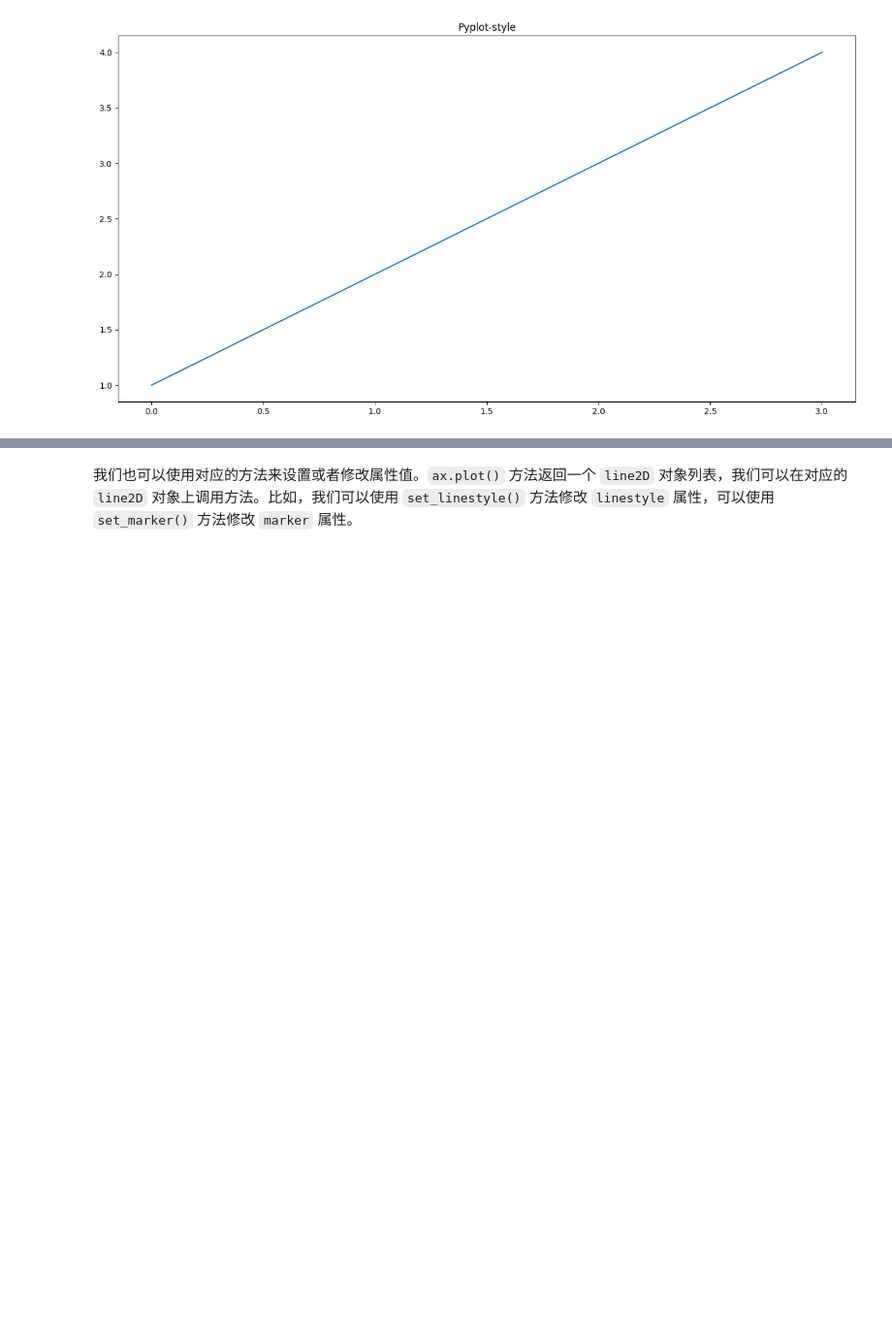
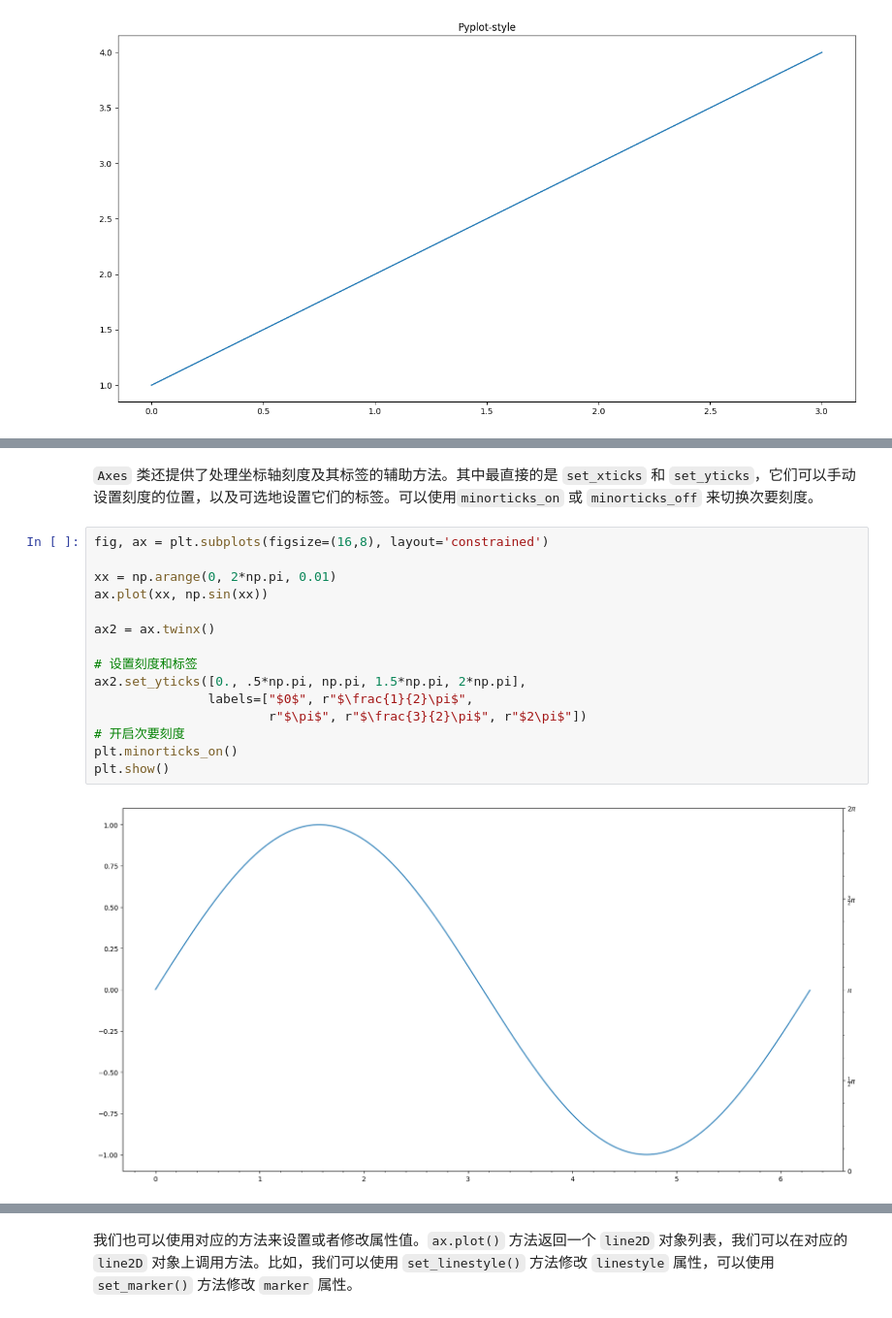
Before and after one commit to roundedtom/myblog, a Jupyter notebook: posts/matplotlib-plotting-workflow/matplotlib 绘图工作流.ipynb, the cells around one changed output, grey strips where cells are left out. Shown at 97% size. Saved outputs shown, nothing was run; the diff lists cells and outputs as text; blank space fills up the shorter version.

```diff
--- a/posts/matplotlib-plotting-workflow/matplotlib 绘图工作流.ipynb
+++ b/posts/matplotlib-plotting-workflow/matplotlib 绘图工作流.ipynb
@@ -130,0 +170,19 @@ Pyplot-style 接口是基于状态的接口（state-based interface）。我的
+# %% [markdown]
+`Axes` 类还提供了处理坐标轴刻度及其标签的辅助方法。其中最直接的是 `set_xticks` 和 `set_yticks`，它们可以手动设置刻度的位置，以及可选地设置它们的标签。可以使用`minorticks_on` 或 `minorticks_off` 来切换次要刻度。
+# %%
+fig, ax = plt.subplots(figsize=(16,8), layout='constrained')
+
+xx = np.arange(0, 2*np.pi, 0.01)
+ax.plot(xx, np.sin(xx))
+
+ax2 = ax.twinx()
+
+# 设置刻度和标签
+ax2.set_yticks([0., .5*np.pi, np.pi, 1.5*np.pi, 2*np.pi],
+               labels=["$0$", r"$\frac{1}{2}\pi$",
+                       r"$\pi$", r"$\frac{3}{2}\pi$", r"$2\pi$"])
+# 开启次要刻度
+plt.minorticks_on()
+plt.show()
+# %% [output]
+[figure, added]
```
Also changed, not shown: parts of 17 cells of this notebook, 23 other files.
